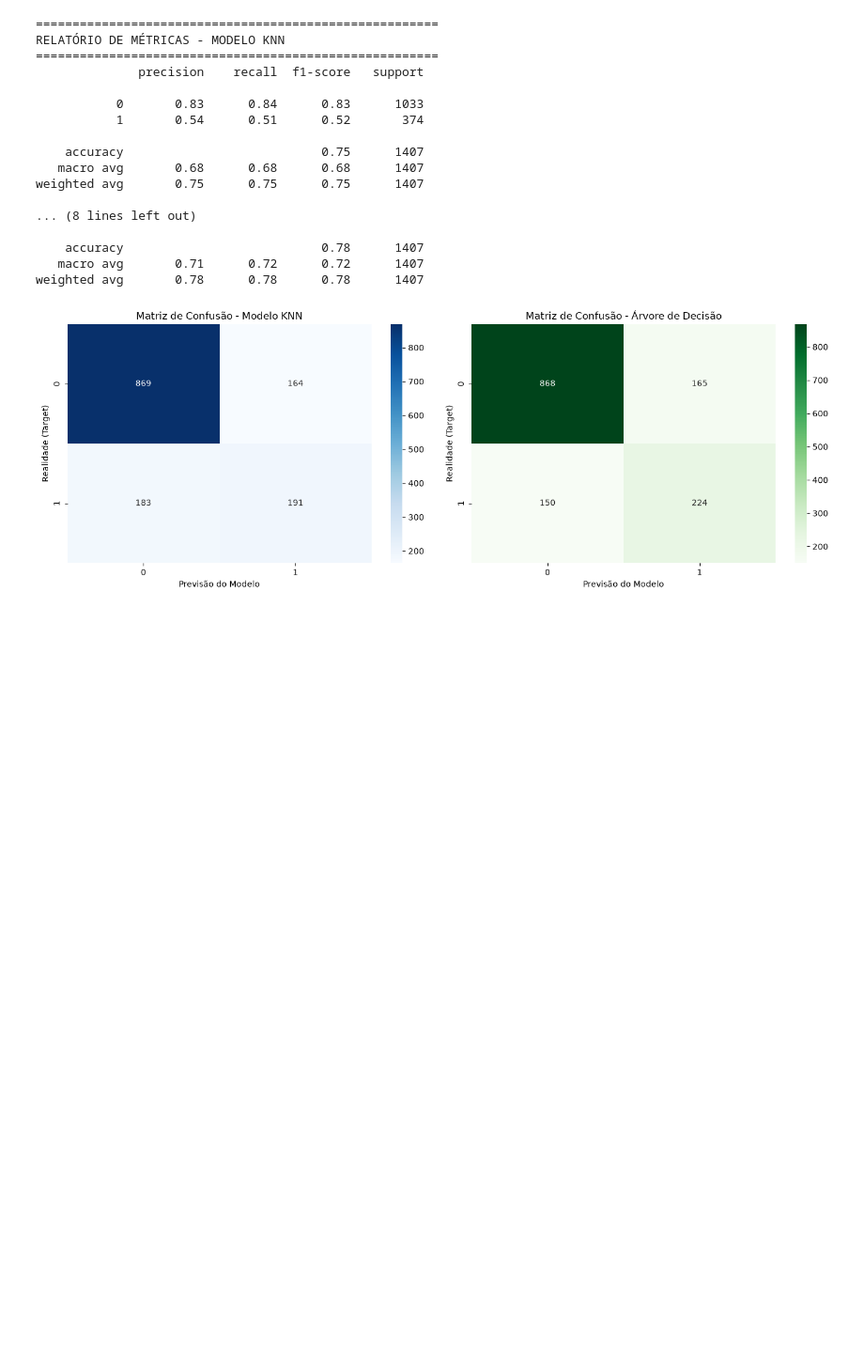
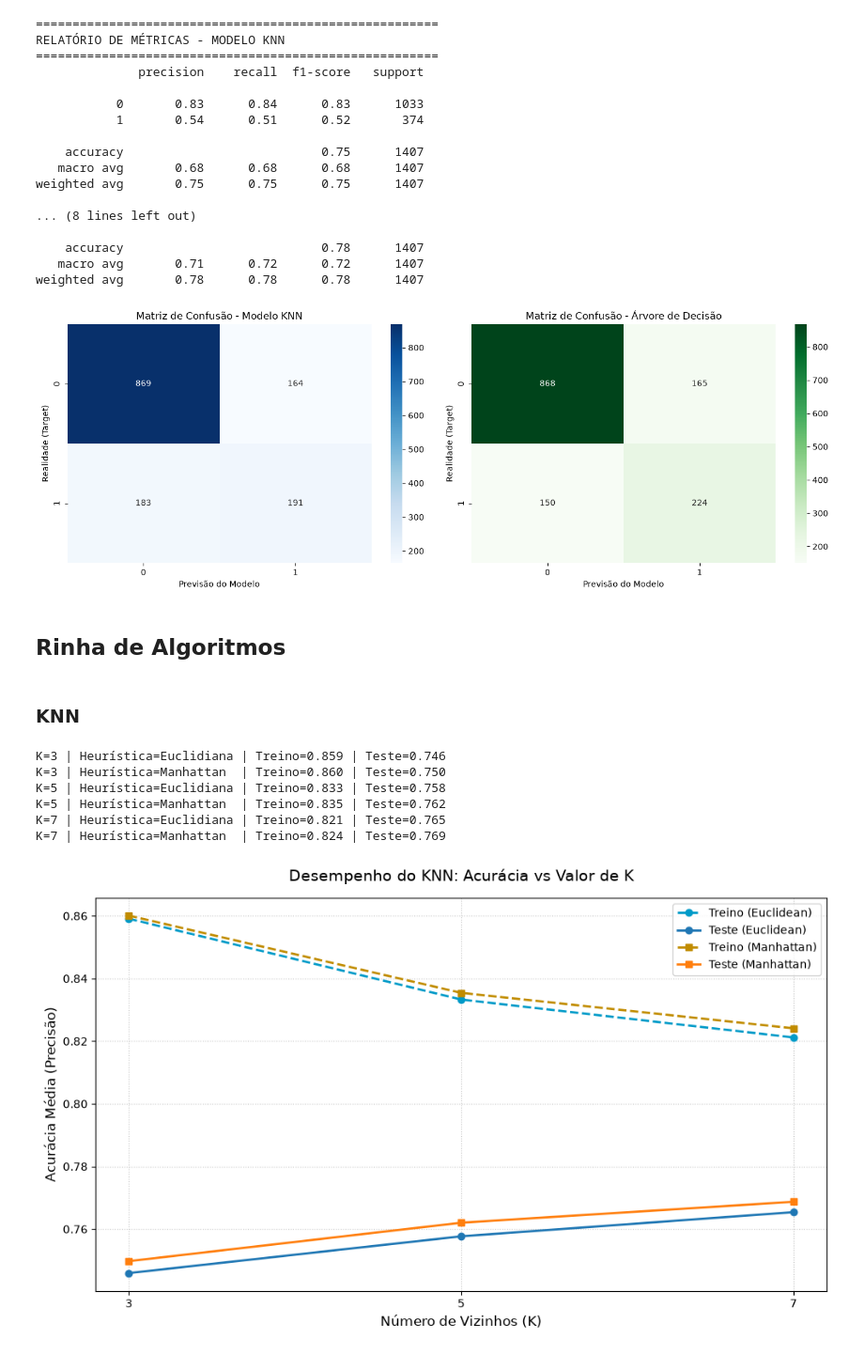
Before and after one commit to ThePocketRocket/Projeto-Segunda-Unidade, a Jupyter notebook: notebooks/estudo.ipynb, the cells around one changed output. Shown at 94% size. Drawn from its saved outputs; the diff is of its cells as text; code cells hidden in the pictures; blank space fills up the shorter version.

```diff
--- a/notebooks/estudo.ipynb
+++ b/notebooks/estudo.ipynb
@@ -15,20 +15,18 @@ print(f"\nTamanho do dataset antes da limpeza: {df.shape}")
 qtd_duplicatas = df.duplicated().sum()
 print(f"Linhas duplicadas encontradas: {qtd_duplicatas}")
 
-# Remove as duplicatas e atualiza o dataframe
-df.drop_duplicates(inplace=True)
-
 # Converte para numérico e substitui nulos por NaN
-print(f'''Tipos antes:\n
+print(f'''\nTipos antes:
 {df.dtypes[['MonthlyCharges', 'TotalCharges']]}''')
 
 df['TotalCharges'] = pd.to_numeric(df['TotalCharges'], errors='coerce')
 
-print(f'''Tipos depois:\n
+print(f'''\nTipos depois:
 {df.dtypes[['MonthlyCharges', 'TotalCharges']]}''')
 
 # Valores nulos por coluna
-print(f'''Nulos por coluna:\n{df.isnull().sum()}''')
+print(f'''\nNulos por coluna:
+{df.isnull().sum()}''')
 
 # Remove nulos
 df.dropna(inplace=True)
@@ -135,6 +133,6 @@ for quantidade in quantidades_vizinhos:
         acuracia_treinamento_knn = modelo_knn.score(atributos_treinamento_padronizados, rotulos_treinamento)
         acuracia_teste_knn = modelo_knn.score(atributos_teste_padronizados, rotulos_teste)
 
-        nome_distancia_pt = "Euclidiana" if distancia == 'euclidean' else "Manhattan"
-        print(f"Vizinhos={quantidade} | Distância={nome_distancia_pt:<10} -> Treino: {acuracia_treinamento_knn:.3f} | Teste: {acuracia_teste_knn:.3f}")
+        nome_heuristica = "Euclidiana" if distancia == 'euclidean' else "Manhattan"
+        print(f"Vizinhos={quantidade} | Distância={nome_heuristica:<10} -> Treino: {acuracia_treinamento_knn:.3f} | Teste: {acuracia_teste_knn:.3f}")
 # %% [output]
@@ -235,3 +233,7 @@ weighted avg       0.75      0.75      0.75      1407
    macro avg       0.71      0.72      0.72      1407
 weighted avg       0.78      0.78      0.78      1407
 [figure]
+# %% [markdown]
+## Rinha de Algoritmos
+# %% [markdown]
+### KNN
@@ -237,0 +292,41 @@ weighted avg       0.78      0.78      0.78      1407
+# %%
+for quantidade in quantidades_vizinhos:
+    for distancia in tipos_distancia:
+        nome_heuristica = "Euclidiana" if distancia == 'euclidean' else "Manhattan"
+        print(f"K={quantidade} | Heurística={nome_heuristica:<10} | Treino={medias_knn_treinamento[quantidade][distancia]:.3f} | Teste={medias_knn_teste[quantidade][distancia]:.3f}")
+# %% [output]
+K=3 | Heurística=Euclidiana | Treino=0.859 | Teste=0.746
+K=3 | Heurística=Manhattan  | Treino=0.860 | Teste=0.750
+K=5 | Heurística=Euclidiana | Treino=0.833 | Teste=0.758
+K=5 | Heurística=Manhattan  | Treino=0.835 | Teste=0.762
+K=7 | Heurística=Euclidiana | Treino=0.821 | Teste=0.765
+K=7 | Heurística=Manhattan  | Treino=0.824 | Teste=0.769
+# %%
+treino_euc = [medias_knn_treinamento[k]['euclidean'] for k in quantidades_vizinhos]
+teste_euc = [medias_knn_teste[k]['euclidean'] for k in quantidades_vizinhos]
+
+treino_man = [medias_knn_treinamento[k]['manhattan'] for k in quantidades_vizinhos]
+teste_man = [medias_knn_teste[k]['manhattan'] for k in quantidades_vizinhos]
+
+plt.figure(figsize=(10, 6))
+
+plt.plot(quantidades_vizinhos, treino_euc, marker='o', color='#009ac8', linestyle='--', linewidth=2, label='Treino (Euclidean)')
+plt.plot(quantidades_vizinhos, teste_euc, marker='o', color='#1f77b4', linestyle='-', linewidth=2, label='Teste (Euclidean)')
+
+plt.plot(quantidades_vizinhos, treino_man, marker='s', color='#c18c00', linestyle='--', linewidth=2, label='Treino (Manhattan)')
+plt.plot(quantidades_vizinhos, teste_man, marker='s', color='#ff7f0e', linestyle='-', linewidth=2, label='Teste (Manhattan)')
+
+plt.title('Desempenho do KNN: Acurácia vs Valor de K', fontsize=14, pad=15)
+plt.xlabel('Número de Vizinhos (K)', fontsize=12)
+plt.ylabel('Acurácia Média (Precisão)', fontsize=12)
+
+plt.xticks(quantidades_vizinhos)
+
+plt.grid(True, linestyle=':', alpha=0.7)
+
+plt.legend(loc='best')
+
+plt.tight_layout()
+plt.show()
+# %% [output]
+[figure, added]
```
Also changed, not shown: parts of 4 cells of this notebook, 4 other files.
